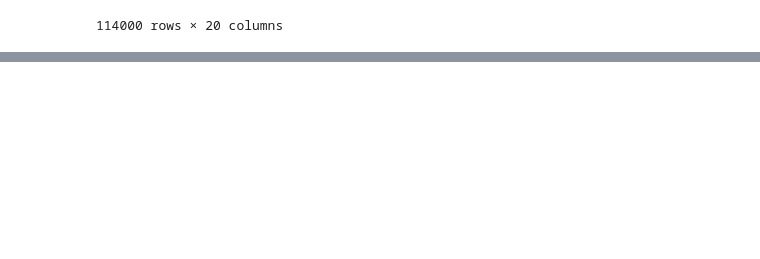
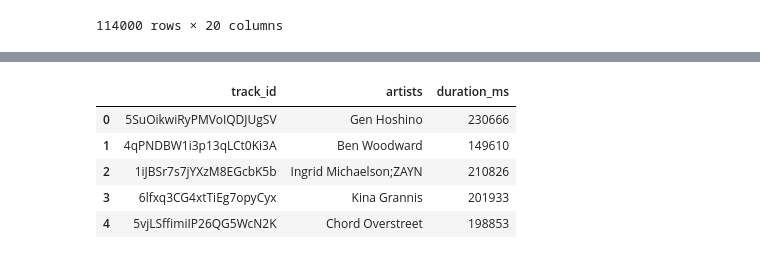
Before and after one commit to svarong-port/code-for-articles, a Jupyter notebook: article_pandas_fundamentals/article_pandas_fundamentals.ipynb, the cells around one changed output, grey strips where cells are left out. Drawn from its saved outputs; the diff is of its cells as text; code cells hidden in the pictures; blank space fills up the shorter version.

```diff
--- a/article_pandas_fundamentals/article_pandas_fundamentals.ipynb
+++ b/article_pandas_fundamentals/article_pandas_fundamentals.ipynb
@@ -203,0 +218,10 @@ spotify.sort_values(by='popularity', ascending=False)
+# %%
+# Select first 5 rows from track_name, artists, popularity
+spotify.iloc[0:5, [0, 1, 5]]
+# %% [output]
+|  | track_id | artists | duration_ms |
+| 0 | 5SuOikwiRyPMVoIQDJUgSV | Gen Hoshino | 230666 |
+| 1 | 4qPNDBW1i3p13qLCt0Ki3A | Ben Woodward | 149610 |
+| 2 | 1iJBSr7s7jYXzM8EGcbK5b | Ingrid Michaelson;ZAYN | 210826 |
+| 3 | 6lfxq3CG4xtTiEg7opyCyx | Kina Grannis | 201933 |
+| 4 | 5vjLSffimiIP26QG5WcN2K | Chord Overstreet | 198853 |
```
Also changed, not shown: parts of 14 cells of this notebook.
